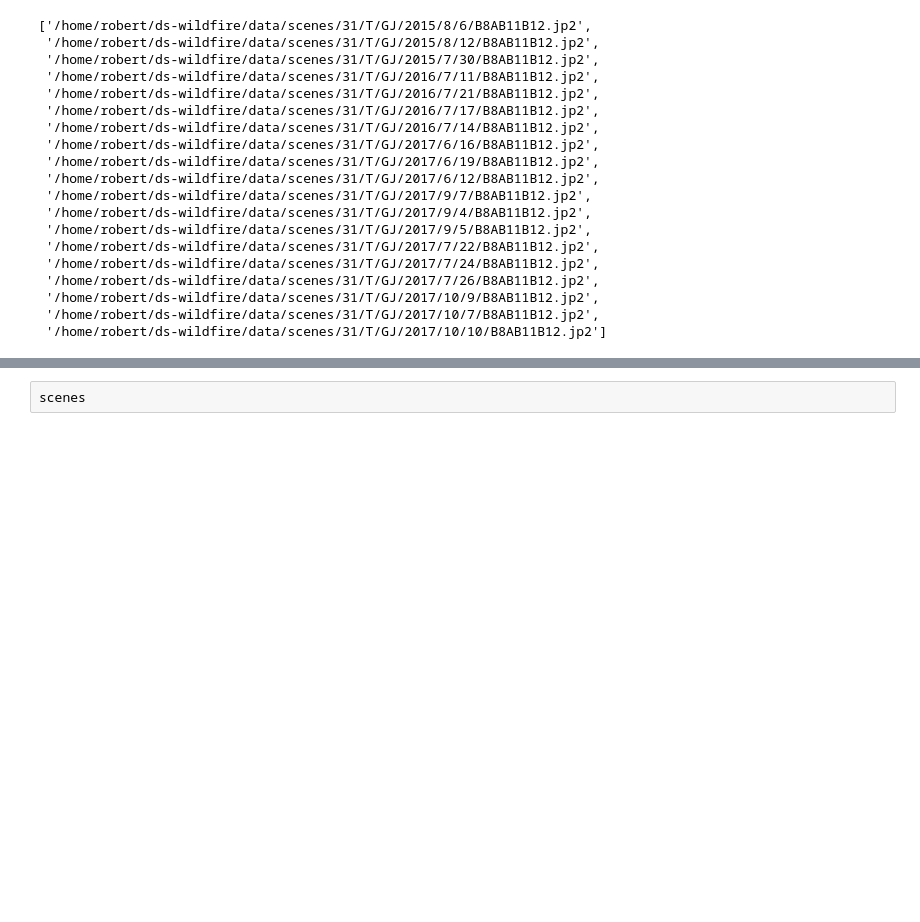
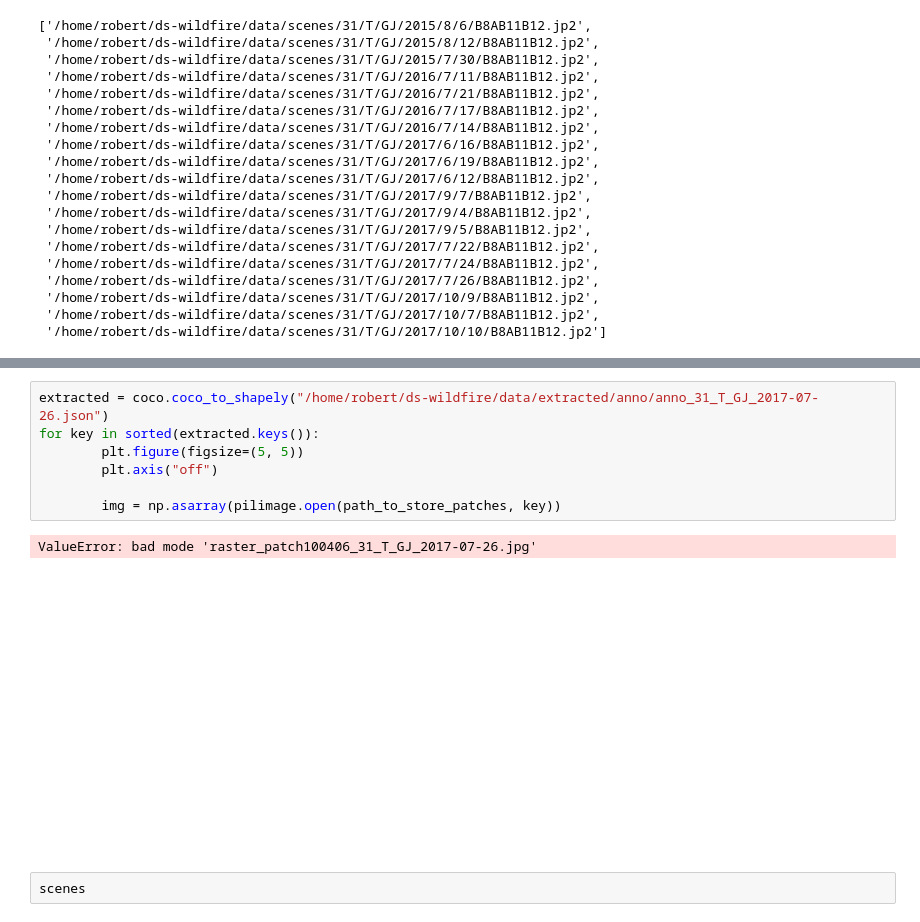
Before and after one commit to prhuppertz/Burned_Area_Detection, a Jupyter notebook: preparedata/extract_patches.ipynb, the cells around one changed output, grey strips where cells are left out. Saved outputs shown, nothing was run; the diff lists cells and outputs as text; blank space fills up the shorter version.

```diff
--- a/preparedata/extract_patches.ipynb
+++ b/preparedata/extract_patches.ipynb
@@ -136,6 +159,16 @@ MGRS tile without annotations: _31_T_GJ_2017-06-12
 Writing new json file... /home/robert/ds-wildfire/data/anno/anno_31_T_GJ_2017-09-07.json
 Writing new json file... /home/robert/ds-wildfire/data/anno/anno_31_T_GJ_2017-09-04.json
 ... (7 outputs left out)
+# %%
+extracted = coco.coco_to_shapely("/home/robert/ds-wildfire/data/extracted/anno/anno_31_T_GJ_2017-07-26.json")
+for key in sorted(extracted.keys()):
+        plt.figure(figsize=(5, 5))
+        plt.axis("off")
+
+        img = np.asarray(pilimage.open(path_to_store_patches, key))
+# %% [output]
+ValueError: bad mode 'raster_patch100406_31_T_GJ_2017-07-26.jpg'
+[figure, added]
 # %%
 scenes
 # %% [output]
```
Also changed, not shown: parts of 16 cells of this notebook, 2 other files.
